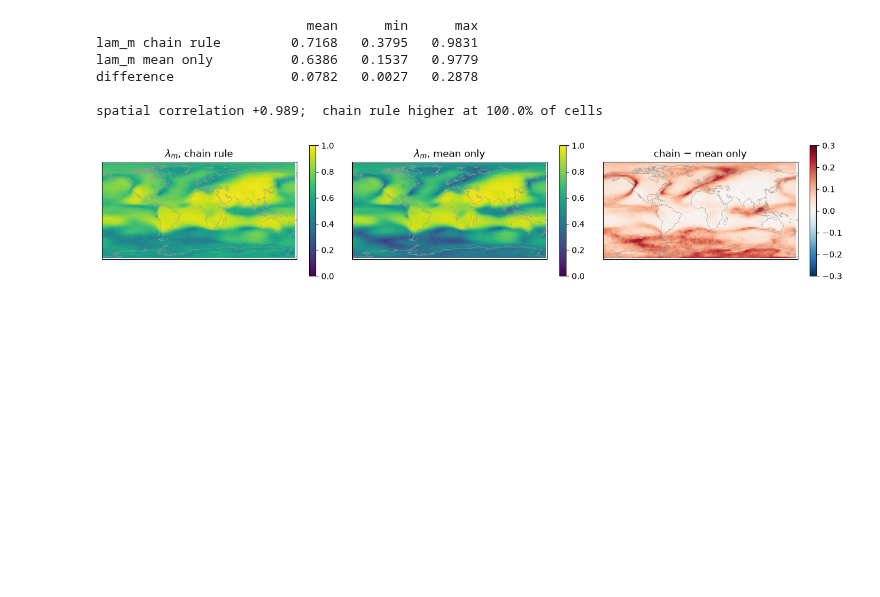
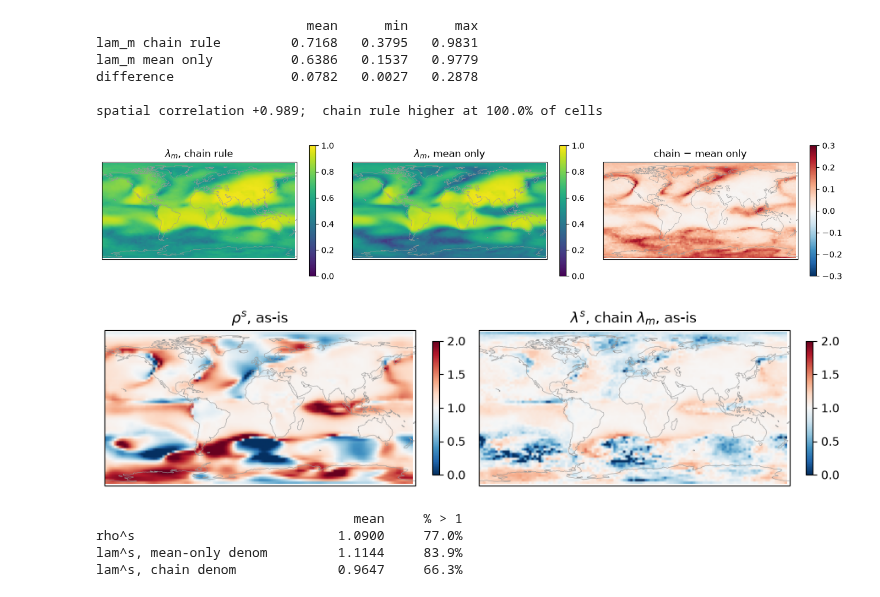
Before and after one commit to jaspercjp/information-snp, a Jupyter notebook: notebooks/granger_lin_lambda_m.ipynb, the cells around one changed output. Cells and saved outputs as stored; diff of their text form; code cells hidden in the pictures; blank space fills up the shorter version.

Commit message:
granger_lin_lambda_m: RPC-ratio first row with the chain-rule lambda_m as denominator
One cell reproducing the top row of the user's "Compare Ratio of Predictable
Components" figure -- rho^s on the left, lambda^s on the right, RdBu_r on
Normalize(0, 2), per-panel colorbars at fraction=0.02, tight_layout -- with
lambda^s now formed against the chain-rule lambda_m instead of the mean-only one.
rho^s is unchanged, there being no chain-rule counterpart for rho_m.

                                 mean     % > 1 (area-weighted)
    rho^s                      1.0900     77.0%
    lam^s, mean-only denom     1.1144     83.9%
    lam^s, chain denom         0.9647     66.3%

Raising the denominator pushes the ratio below one on average and cuts the
paradox-positive area from 83.9% to 66.3%, now below rho^s's own 77.0%. So the
signal-to-noise paradox as measured by lambda^s weakens substantially once the
model side is credited with the non-linear self-predictability the leave-one-out
mean misses. Spatially the reduction is concentrated in the Southern Ocean and the
storm tracks, which is where the previous commit found the chain-rule gain in
lambda_m to be largest.

Worth reading with the earlier caveat in view: the chain-rule total sums four
separately-biased estimates and was still creeping at the largest member count, so
this denominator is the noisier of the two.

33 cells, 20 code, 12 figures, 0 errors.

Co-Authored-By: Claude Opus 5 (1M context) <noreply@anthropic.com>

```diff
--- a/notebooks/granger_lin_lambda_m.ipynb
+++ b/notebooks/granger_lin_lambda_m.ipynb
@@ -718,3 +718,32 @@ difference               0.0782   0.0027   0.2878
 
 spatial correlation +0.989;  chain rule higher at 100.0% of cells
 [figure]
+# %%
+treatment = "as-is"
+rho_ratio = RHO_O_S[treatment] / RHO_M[treatment]              # unchanged
+lam_ratio_chain = LAM_O_S[treatment] / lam_m_chain             # chain-rule denominator
+lam_ratio_mean_only = LAM_O_S[treatment] / LAM_M[treatment]    # for the numbers below
+
+fig, axs = plt.subplots(1, 2, figsize=(9, 2.6), subplot_kw={"projection": PROJ})
+nrm_ratio = Normalize(0.0, 2.0)
+h0 = panel(axs[0], rho_ratio, "RdBu_r", nrm_ratio, "$\\rho^s$, %s" % treatment)
+h1 = panel(axs[1], lam_ratio_chain, "RdBu_r", nrm_ratio,
+           "$\\lambda^s$, chain $\\lambda_m$, %s" % treatment)
+fig.colorbar(h0, ax=axs[0], fraction=0.02)
+fig.colorbar(h1, ax=axs[1], fraction=0.02)
+plt.tight_layout()
+plt.show()
+
+print("%-28s %8s %9s" % ("", "mean", "% > 1"))
+for name, field in (("rho^s", rho_ratio),
+                    ("lam^s, mean-only denom", lam_ratio_mean_only),
+                    ("lam^s, chain denom", lam_ratio_chain)):
+    print("%-28s %8.4f %8.1f%%"
+          % (name, np.nanmean(field),
+             100 * R.area_weighted_fraction(field, lats, threshold=1.0)))
+# %% [output]
+[figure, added]
+                                 mean     % > 1
+rho^s                          1.0900     77.0%
+lam^s, mean-only denom         1.1144     83.9%
+lam^s, chain denom             0.9647     66.3%
```
